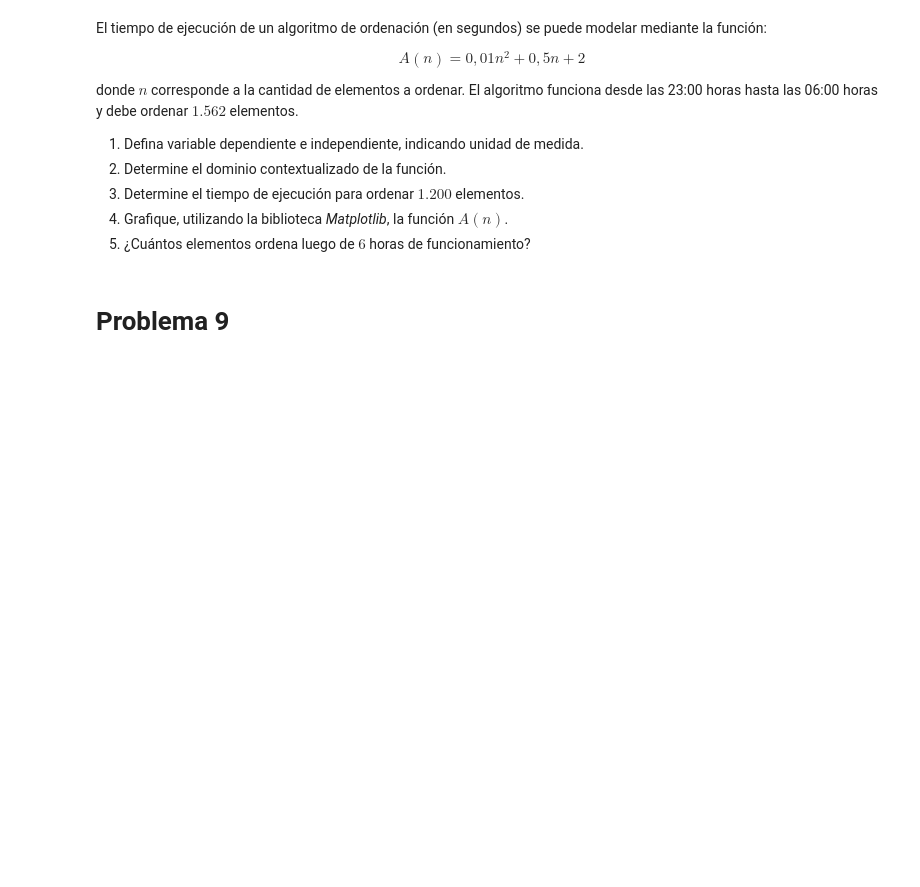
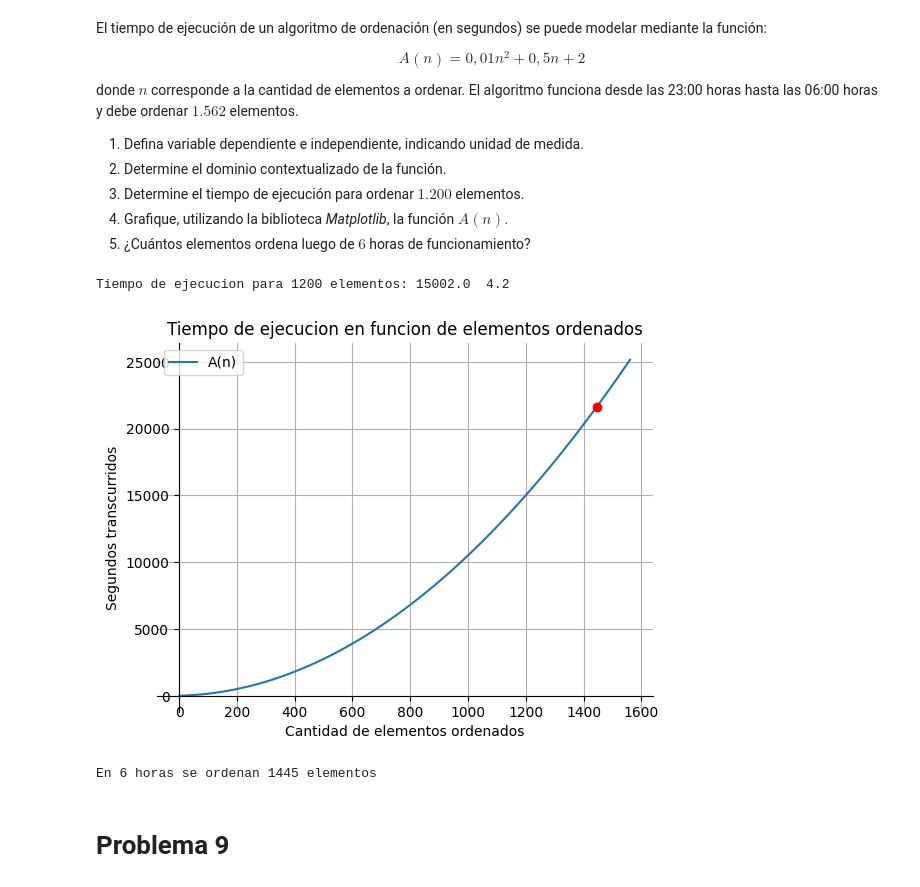
Before and after one commit to tomasm-duoc/Trabajos, a Jupyter notebook: 2do Semestre/MAT Aplicada/14.08/G1_Funciones.ipynb, the cells around one changed output. Drawn from its saved outputs; the diff is of its cells as text; code cells hidden in the pictures; blank space fills up the shorter version.

```diff
--- a/2do Semestre/MAT Aplicada/14.08/G1_Funciones.ipynb
+++ b/2do Semestre/MAT Aplicada/14.08/G1_Funciones.ipynb
@@ -154,6 +322,48 @@ donde $n$ corresponde a la cantidad de elementos a ordenar. El algoritmo funcion
 3. Determine el tiempo de ejecución para ordenar $1.200$ elementos.
 4. Grafique, utilizando la biblioteca *Matplotlib*, la función $A(n)$.
 5. ¿Cuántos elementos ordena luego de $6$ horas de funcionamiento?
+# %%
+# V dependiente: tiempo de ejecucion
+# V independiente: n (cantidad de elementos a ordenar)
+# Dominio contextualizado: 0 - 1562 a ordenar
+
+import numpy as np
+import sympy as sp
+import matplotlib.pyplot as plt
+
+def A(n):
+    return 0.01*n**2+0.5*n+2
+
+print(f"Tiempo de ejecucion para 1200 elementos: {A(1200)}  {round(A(1200)/3600,1)}")
+
+x = np.arange(0,1562,1)
+plt.plot(x,A(x), label="A(n)")
+plt.plot(1445, A(1445), marker = "o",color="red")
+plt.xlabel("Cantidad de elementos ordenados")
+plt.ylabel("Segundos transcurridos")
+plt.title("Tiempo de ejecucion en funcion de elementos ordenados")
+plt.grid()
+plt.legend()
+ax=plt.gca()
+ax.spines[["left","bottom"]].set_position(("data",0))
+ax.spines[["right","top"]].set_visible(False)
+plt.show()
+# %% [output]
+Tiempo de ejecucion para 1200 elementos: 15002.0  4.2
+[figure, added]
+# %%
+import sympy as sp
+
+def A(n):
+    return 0.01*n**2+0.5*n+2
+
+x = sp.Symbol("x")
+ecuacion = A(x)-21600
+solucion = sp.solve(ecuacion,x)
+
+print(f"En 6 horas se ordenan {round(solucion[1])} elementos")
+# %% [output]
+En 6 horas se ordenan 1445 elementos
 # %% [markdown]
 # Problema 9
 # %% [markdown]
```
Also changed, not shown: parts of 32 cells of this notebook, 1 other file.
